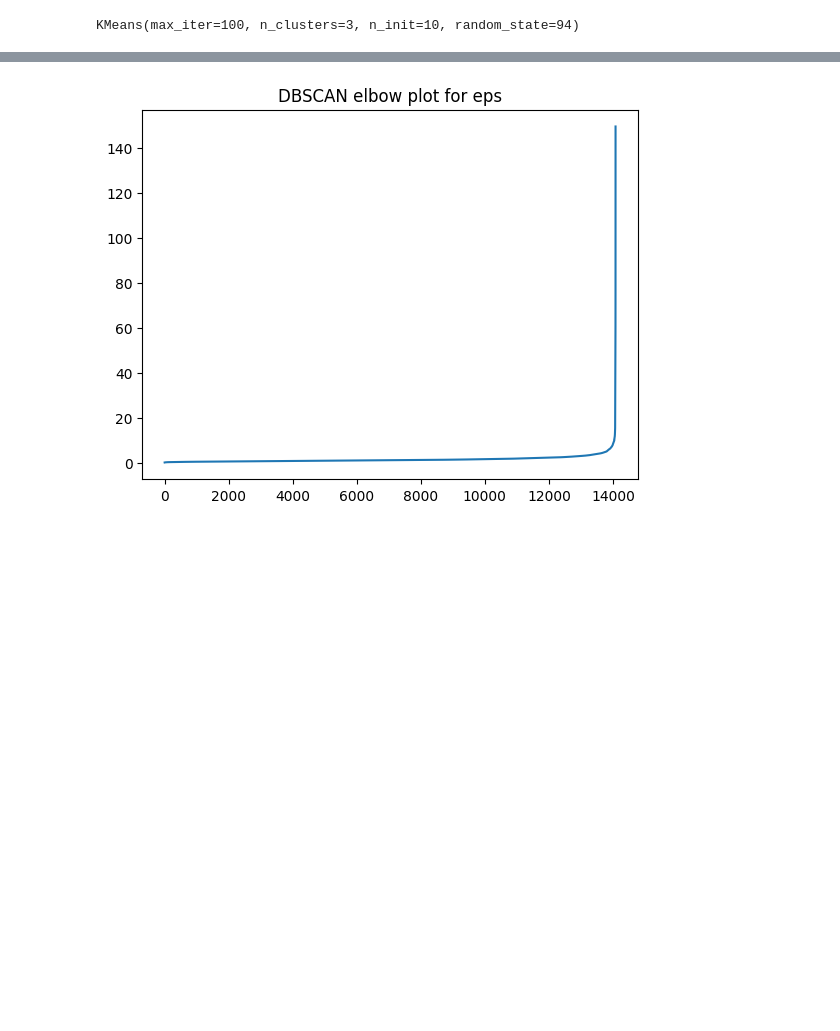
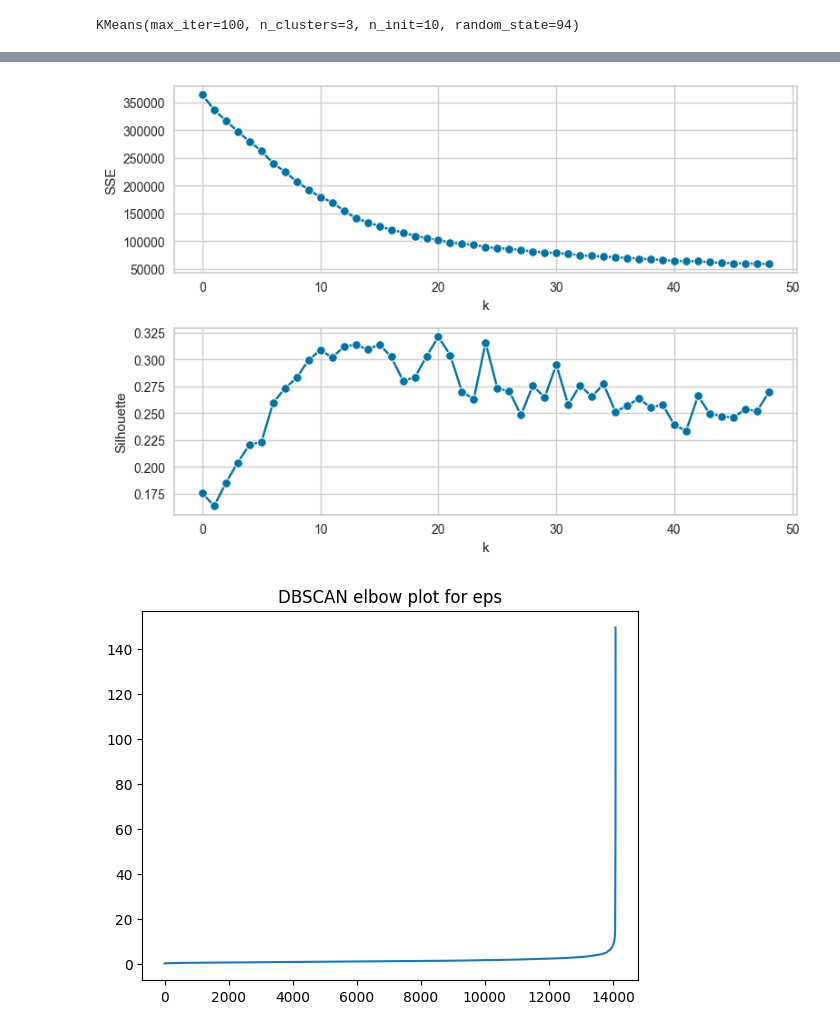
Before and after one commit to leopasq24/DataMining, a Jupyter notebook: clustering.ipynb, the cells around one changed output, grey strips where cells are left out. Drawn from its saved outputs; the diff is of its cells as text; code cells hidden in the pictures; blank space fills up the shorter version.

```diff
--- a/clustering.ipynb
+++ b/clustering.ipynb
@@ -87,0 +125,8 @@ plt.show()
+# %%
+%%time
+sse_list = []
+
+for k in range(2, 51):
+    kmeans = KMeans(n_clusters=k, n_init=10, max_iter=100, random_state = 42)
+    kmeans.fit(X_scaled)
+    sse_list.append(kmeans.inertia_)
@@ -87,0 +136,9 @@ plt.show()
+# %%
+%%time
+sil_list = []
+dist = squareform(pdist(X_scaled)) # using a precomputed distance matrix
+
+for k in range(2, 51):
+    kmeans = KMeans(n_clusters=k, n_init=10, max_iter=100)
+    kmeans.fit(X_scaled)
+    sil_list.append(silhouette_score(dist, kmeans.labels_, metric='precomputed'))
@@ -88,3 +148,16 @@ plt.show()
+# %%
+fig, axs = plt.subplots(2)
+
+sns.lineplot(x=range(len(sse_list)), y=sse_list, marker='o', ax=axs[0])
+axs[0].set(xlabel='k', ylabel='SSE')
+
+sns.lineplot(x=range(len(sil_list)), y=sil_list, marker='o', ax=axs[1])
+axs[1].set(xlabel='k', ylabel='Silhouette')
+
+plt.tight_layout() # Adjust the padding between and around subplots
+plt.show()
+# %% [output]
+[figure, added]
 # %%
 import warnings
 warnings.filterwarnings("ignore", category=RuntimeWarning)
```
Also changed, not shown: parts of 10 cells of this notebook, 1 other file.
